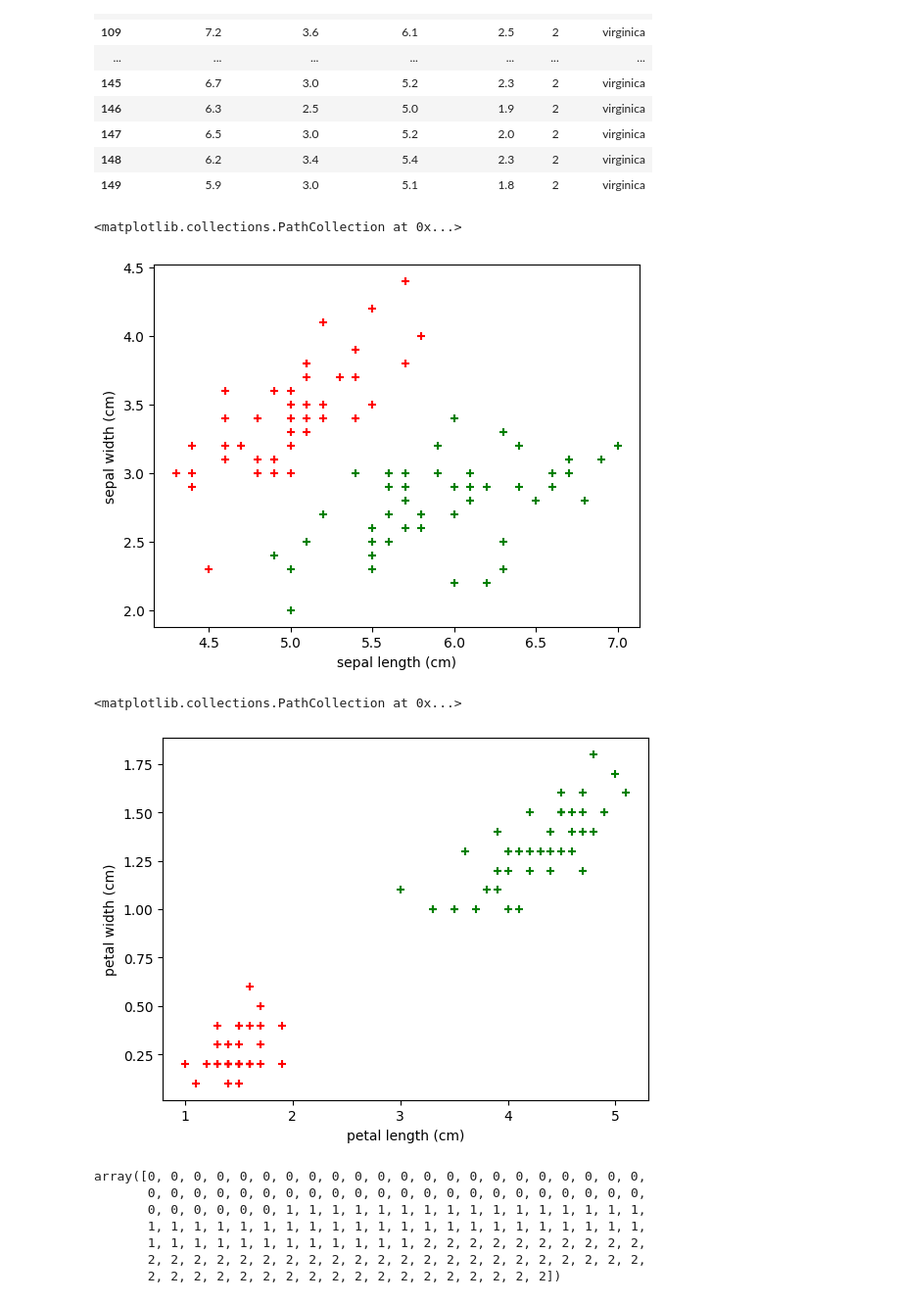
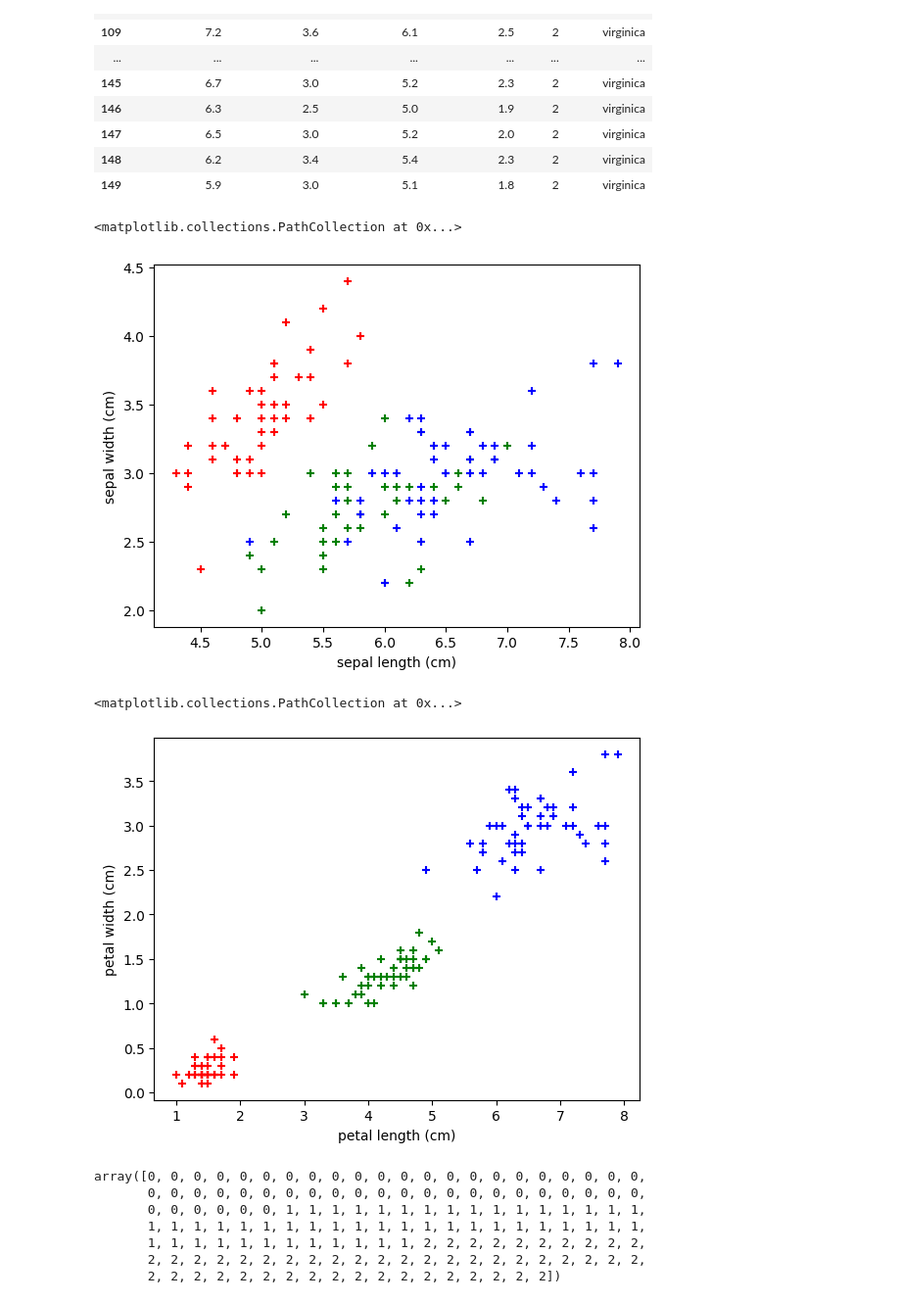
Before and after one commit to kevinmanjiladev/Machine-Learning-Projects, a Jupyter notebook: svm/iris.ipynb, the cells around one changed output. Shown at 98% size. Saved outputs shown, nothing was run; the diff lists cells and outputs as text; code cells hidden in the pictures.

```diff
--- a/svm/iris.ipynb
+++ b/svm/iris.ipynb
@@ -176,17 +176,19 @@ plt.xlabel('sepal length (cm)')
 plt.ylabel('sepal width (cm)')
 plt.scatter(setosa_df['sepal length (cm)'],setosa_df['sepal width (cm)'],color='r',marker='+')
 plt.scatter(versicolor_df['sepal length (cm)'],versicolor_df['sepal width (cm)'],color='green',marker='+')
+plt.scatter(virginica_df['sepal length (cm)'],virginica_df['sepal width (cm)'],color='blue',marker='+')
 # %% [output]
 <matplotlib.collections.PathCollection at 0x...>
-[figure, old version]
+[figure, new version]
 # %%
 plt.xlabel('petal length (cm)')
 plt.ylabel('petal width (cm)')
 plt.scatter(setosa_df['petal length (cm)'],setosa_df['petal width (cm)'],color='r',marker='+')
 plt.scatter(versicolor_df['petal length (cm)'],versicolor_df['petal width (cm)'],color='green',marker='+')
+plt.scatter(virginica_df['sepal length (cm)'],virginica_df['sepal width (cm)'],color='blue',marker='+')
 # %% [output]
 <matplotlib.collections.PathCollection at 0x...>
-[figure, old version]
+[figure, new version]
 # %%
 x=df.iloc[:,:-1].values
 y=df.iloc[:,-2].values
```
